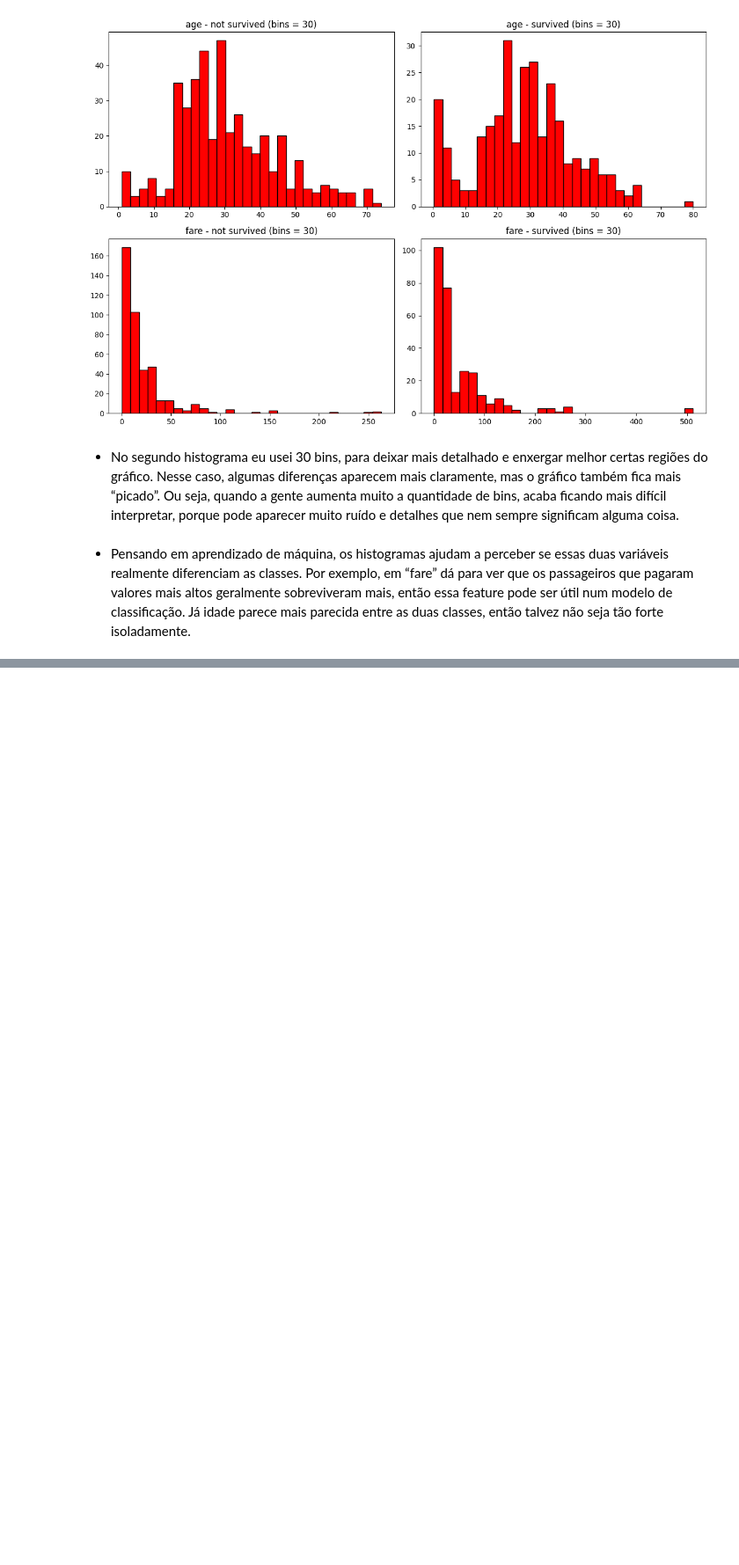
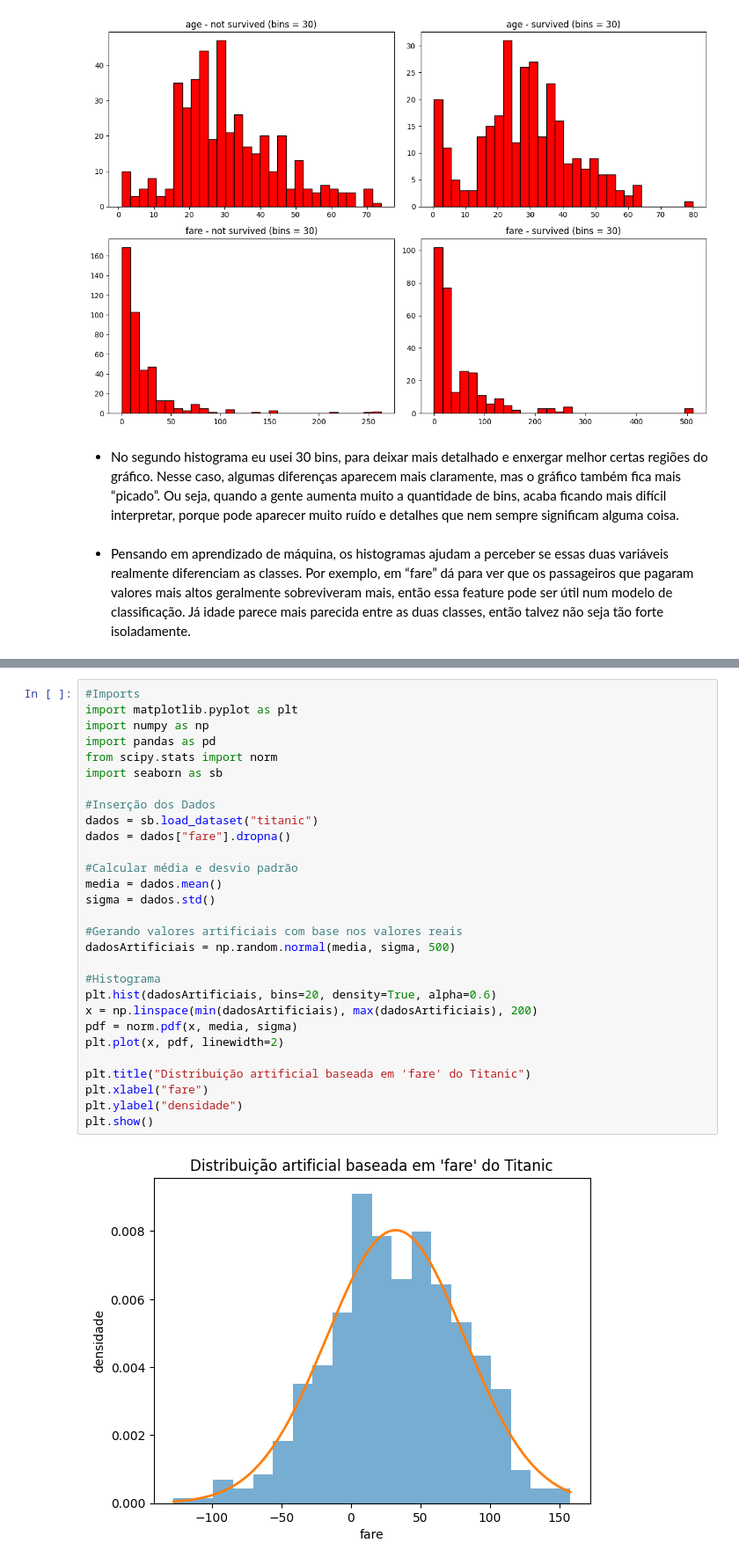
Before and after one commit to falloutdey/Atividade1_LLM_e_Estatistica, a Jupyter notebook: Atividade1_LLM_e_Estatistica.ipynb, the cells around one changed output, grey strips where cells are left out. Shown at 88% size. Drawn from its saved outputs; the diff is of its cells as text; blank space fills up the shorter version.

```diff
--- a/Atividade1_LLM_e_Estatistica.ipynb
+++ b/Atividade1_LLM_e_Estatistica.ipynb
@@ -74,0 +77,31 @@ plt.show()
+# %%
+#Imports
+import matplotlib.pyplot as plt
+import numpy as np
+import pandas as pd
+from scipy.stats import norm
+import seaborn as sb
+
+#Inserção dos Dados
+dados = sb.load_dataset("titanic")
+dados = dados["fare"].dropna()
+
+#Calcular média e desvio padrão
+media = dados.mean()
+sigma = dados.std()
+
+#Gerando valores artificiais com base nos valores reais
+dadosArtificiais = np.random.normal(media, sigma, 500)
+
+#Histograma
+plt.hist(dadosArtificiais, bins=20, density=True, alpha=0.6)
+x = np.linspace(min(dadosArtificiais), max(dadosArtificiais), 200)
+pdf = norm.pdf(x, media, sigma)
+plt.plot(x, pdf, linewidth=2)
+
+plt.title("Distribuição artificial baseada em 'fare' do Titanic")
+plt.xlabel("fare")
+plt.ylabel("densidade")
+plt.show()
+# %% [output]
+[figure, added]
```
Also changed, not shown: parts of 1 cell of this notebook.
